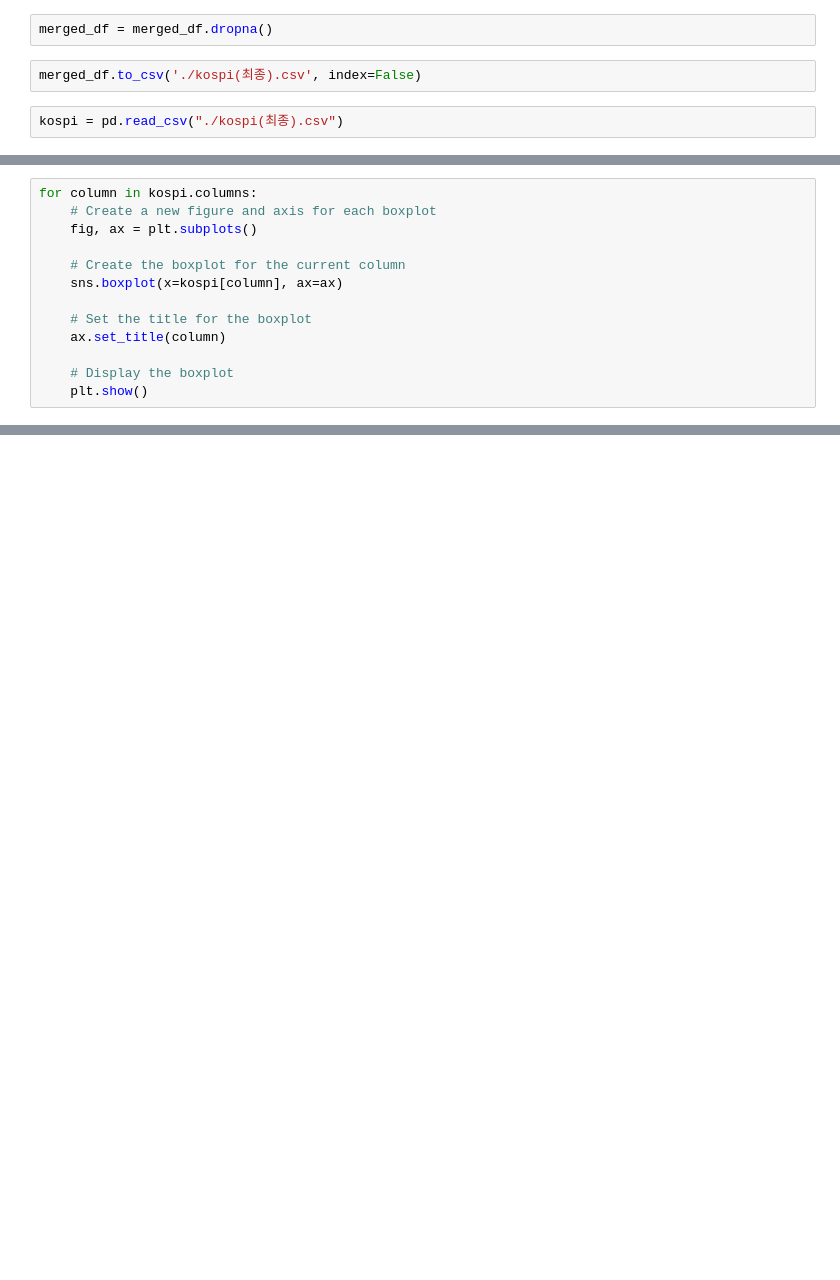
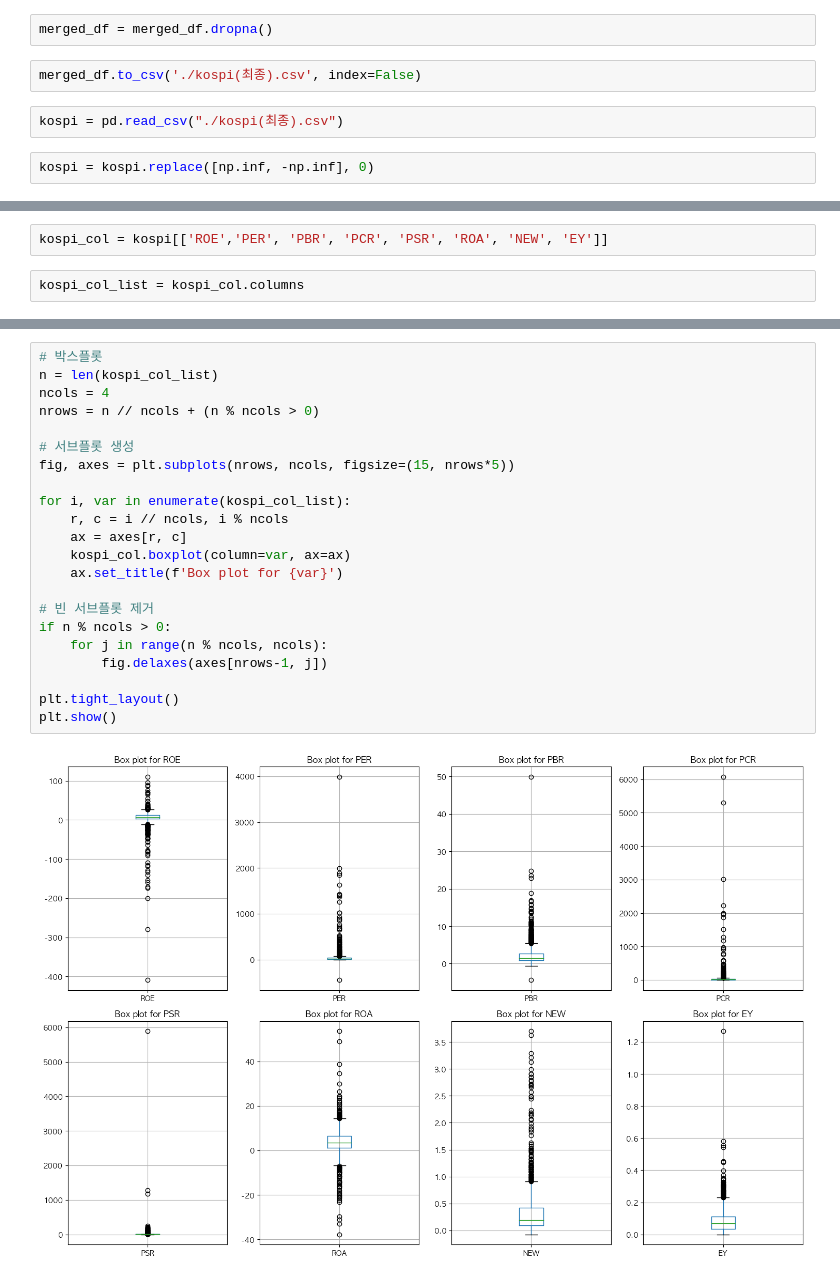
Before and after one commit to seohyungro/Python, a Jupyter notebook: 해커톤/해커톤_.ipynb, the cells around one changed output, grey strips where cells are left out. Drawn from its saved outputs; the diff is of its cells as text; blank space fills up the shorter version.

```diff
--- a/해커톤/해커톤_.ipynb
+++ b/해커톤/해커톤_.ipynb
@@ -297,4 +297,6 @@ merged_df = merged_df.dropna()
 merged_df.to_csv('./kospi(최종).csv', index=False)
 # %%
 kospi = pd.read_csv("./kospi(최종).csv")
+# %%
+kospi = kospi.replace([np.inf, -np.inf], 0)
 # %%
@@ -316,13 +307,0 @@ kospi
-# %%
-for column in kospi.columns:
-    # Create a new figure and axis for each boxplot
-    fig, ax = plt.subplots()
-
-    # Create the boxplot for the current column
-    sns.boxplot(x=kospi[column], ax=ax)
-
-    # Set the title for the boxplot
-    ax.set_title(column)
-
-    # Display the boxplot
-    plt.show()
@@ -331,0 +308,4 @@ TypeError: Horizontal orientation requires numeric `x` variable.
+# %%
+kospi_col = kospi[['ROE','PER', 'PBR', 'PCR', 'PSR', 'ROA', 'NEW', 'EY']]
+# %%
+kospi_col_list = kospi_col.columns
@@ -331,0 +328,24 @@ TypeError: Horizontal orientation requires numeric `x` variable.
+# %%
+# 박스플롯
+n = len(kospi_col_list)
+ncols = 4
+nrows = n // ncols + (n % ncols > 0)
+
+# 서브플롯 생성
+fig, axes = plt.subplots(nrows, ncols, figsize=(15, nrows*5))
+
+for i, var in enumerate(kospi_col_list):
+    r, c = i // ncols, i % ncols
+    ax = axes[r, c]
+    kospi_col.boxplot(column=var, ax=ax)
+    ax.set_title(f'Box plot for {var}')
+
+# 빈 서브플롯 제거
+if n % ncols > 0:
+    for j in range(n % ncols, ncols):
+        fig.delaxes(axes[nrows-1, j])
+
+plt.tight_layout()
+plt.show()
+# %% [output]
+[figure, added]
```
Also changed, not shown: parts of 6 cells of this notebook, 5 other files.
